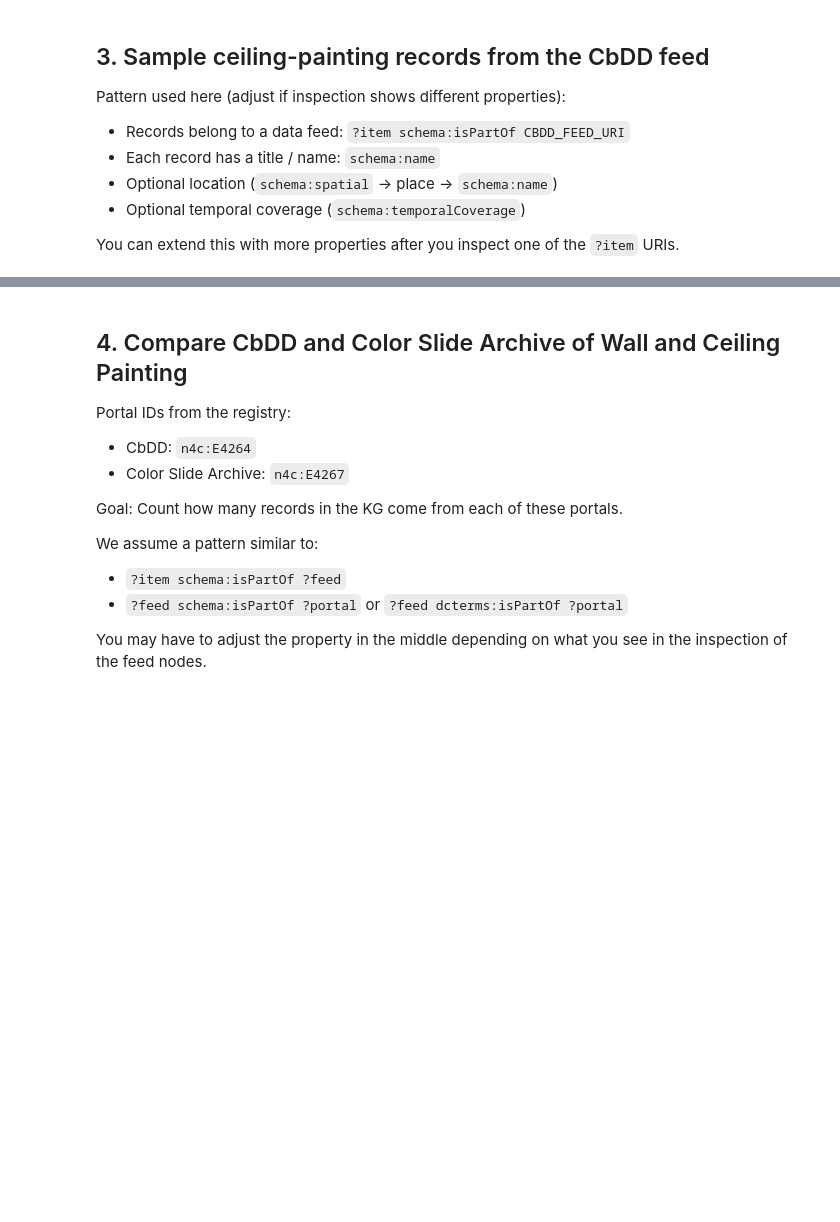
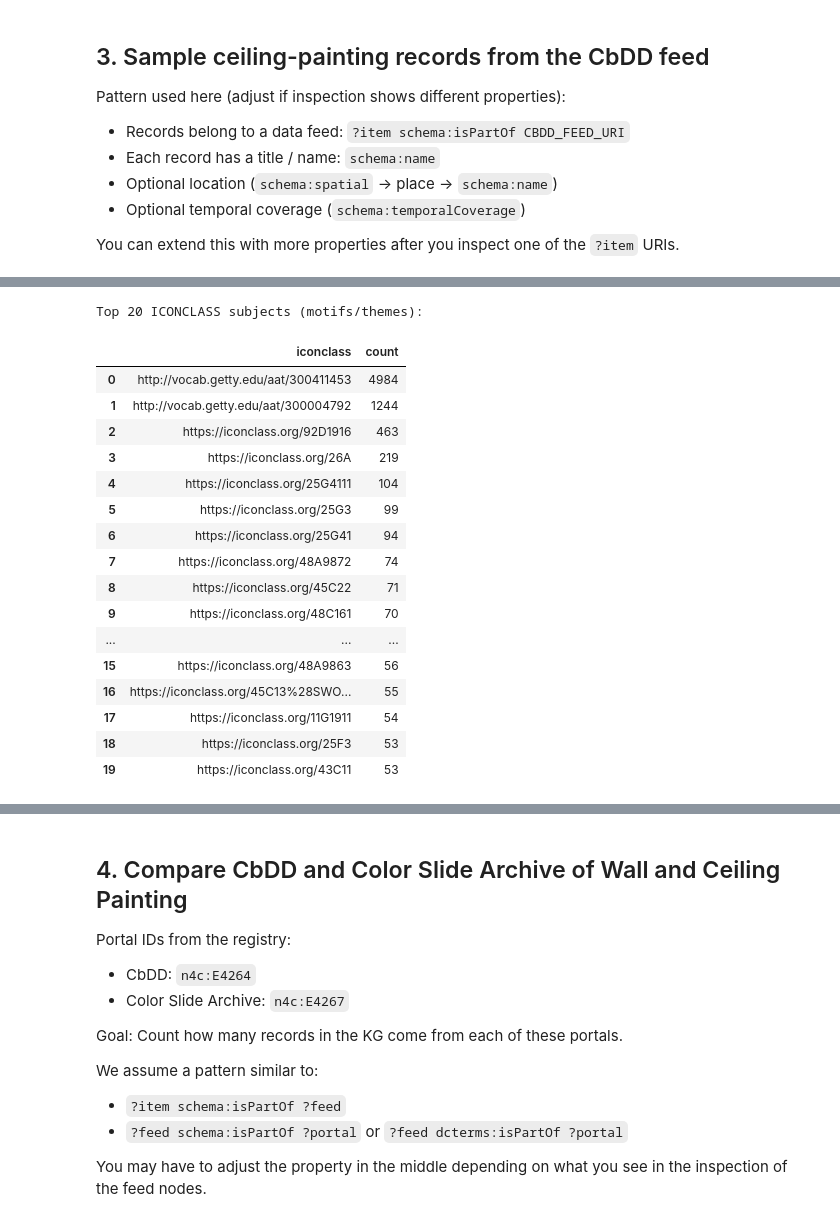
Before and after one commit to ThanosDrossos/DataStories, a Jupyter notebook: DataStory_Baroque.ipynb, the cells around one changed output, grey strips where cells are left out. Saved outputs shown, nothing was run; the diff lists cells and outputs as text; code cells hidden in the pictures; blank space fills up the shorter version.

```diff
--- a/DataStory_Baroque.ipynb
+++ b/DataStory_Baroque.ipynb
@@ -164,0 +514,36 @@ else:
+# %%
+# Explore the most common ICONCLASS subjects
+query_top_subjects = f"""
+SELECT ?iconclass (COUNT(?painting) AS ?count)
+WHERE {{
+  {CBDD_FEED_URI} schema:dataFeedElement ?feedItem .
+  ?feedItem schema:item ?painting .
+  ?painting <https://nfdi4culture.de/ontology/CTO_0001026> ?iconclass .
+}}
+GROUP BY ?iconclass
+ORDER BY DESC(?count)
+LIMIT 20
+"""
+
+df_top_subjects = run_sparql(query_top_subjects)
+print("Top 20 ICONCLASS subjects (motifs/themes):")
+df_top_subjects
+# %% [output]
+Top 20 ICONCLASS subjects (motifs/themes):
+|  | iconclass | count |
+| 0 | http://vocab.getty.edu/aat/300411453 | 4984 |
+| 1 | http://vocab.getty.edu/aat/300004792 | 1244 |
+| 2 | https://iconclass.org/92D1916 | 463 |
+| 3 | https://iconclass.org/26A | 219 |
+| 4 | https://iconclass.org/25G4111 | 104 |
+| 5 | https://iconclass.org/25G3 | 99 |
+| 6 | https://iconclass.org/25G41 | 94 |
+| 7 | https://iconclass.org/48A9872 | 74 |
+| 8 | https://iconclass.org/45C22 | 71 |
+| 9 | https://iconclass.org/48C161 | 70 |
+| ... | ... | ... |
+| 15 | https://iconclass.org/48A9863 | 56 |
+| 16 | https://iconclass.org/45C13%28SWO... | 55 |
+| 17 | https://iconclass.org/11G1911 | 54 |
+| 18 | https://iconclass.org/25F3 | 53 |
+| 19 | https://iconclass.org/43C11 | 53 |
```
Also changed, not shown: parts of 26 cells of this notebook, 1 other file.
